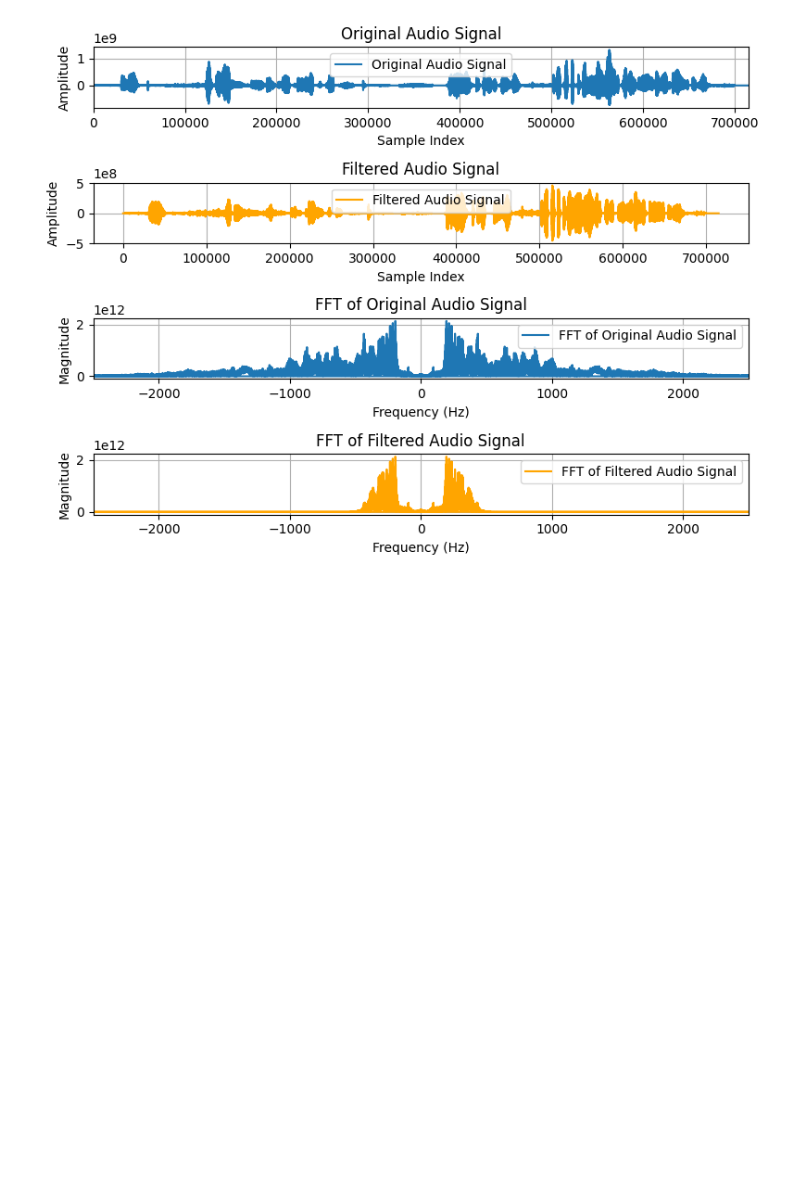
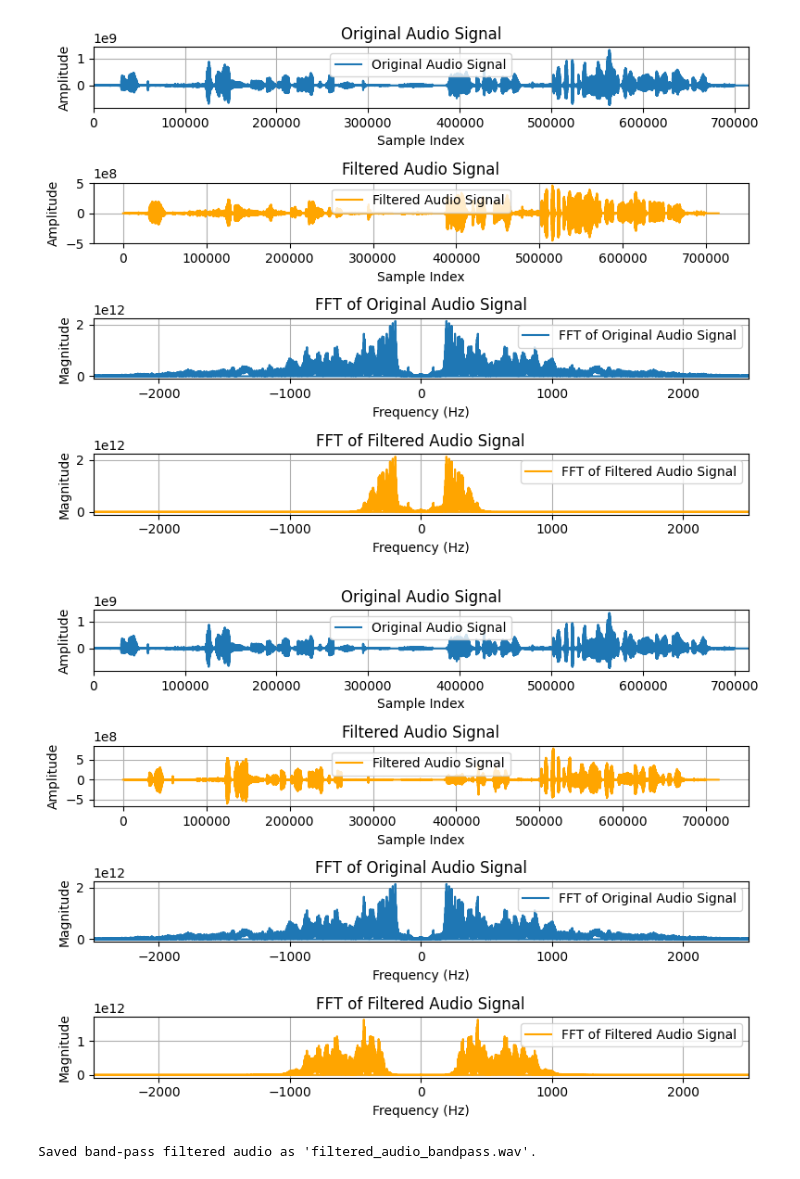
Before and after one commit to RafaelRosendof/Math_code, a Jupyter notebook: sinais/aula_12_13.ipynb, the cells around one changed output. Cells and saved outputs as stored; diff of their text form; code cells hidden in the pictures; blank space fills up the shorter version.

```diff
--- a/sinais/aula_12_13.ipynb
+++ b/sinais/aula_12_13.ipynb
@@ -312,3 +316,65 @@ lowpass_filtered_audio_int16 = np.int16(filtered / np.max(np.abs(filtered)) * 32
 sp.io.wavfile.write('filtered_audio_lowpass.wav', sr, lowpass_filtered_audio_int16)
 # %%
 ### Applying a bandpass filter
+
+sr , audio = sp.io.wavfile.read('/home/rafael19/Math_code/jadna.wav')
+audio_np3 = np.array(audio)
+
+high_cut = 900 #hz
+low_cut = 300 #hz
+
+filter_order = 4  # Filter order (e.g., 4th order Butterworth)
+b, a = sp.signal.butter(filter_order, [low_cut, high_cut], btype='bandpass', fs=sr, analog=False)
+filtered_bandpass = sp.signal.filtfilt(b, a, audio_np3)
+
+audio_fft = jnp.fft.fft(audio_np3)
+audio_f = jnp.fft.fftfreq(len(audio_np3), d=1/sr)
+
+audio_rec_fft = jnp.fft.fft(filtered_bandpass)
+audio_f_rec = jnp.fft.fftfreq(len(filtered_bandpass), d=1/sr)
+
+fig, ax = plt.subplots(4, 1, figsize=(8, 6))
+ax[0].plot(audio_np3, label='Original Audio Signal')
+ax[0].set_title('Original Audio Signal')
+ax[0].set_xlabel('Sample Index')
+ax[0].set_xlim(0, len(audio_np2))
+ax[0].set_ylabel('Amplitude')
+
+
+ax[1].plot(filtered_bandpass, label='Filtered Audio Signal', color='orange')
+ax[1].set_title('Filtered Audio Signal')
+ax[1].set_xlabel('Sample Index')
+ax[1].set_ylabel('Amplitude')
+
+
+ax[2].plot(audio_f, jnp.abs(audio_fft), label='FFT of Original Audio Signal')
+ax[2].set_title('FFT of Original Audio Signal')
+ax[2].set_xlim(-2500, 2500)
+ax[2].set_xlabel('Frequency (Hz)')
+ax[2].set_ylabel('Magnitude')
+
+
+ax[3].plot(audio_f_rec, jnp.abs(audio_rec_fft), label='FFT of Filtered Audio Signal', color='orange')
+ax[3].set_title('FFT of Filtered Audio Signal')
+ax[3].set_xlim(-2500, 2500)
+ax[3].set_xlabel('Frequency (Hz)')
+ax[3].set_ylabel('Magnitude')
+ax[0].legend()
+ax[1].legend()
+ax[2].legend()
+ax[3].legend()
+
+ax[0].grid(True)
+ax[1].grid(True)
+ax[2].grid(True)
+ax[3].grid(True)
+plt.tight_layout()
+plt.show()
+# %% [output]
+[figure, added]
+# %%
+band_pass_filtered_audio_int16 = np.int16(filtered_bandpass / np.max(np.abs(filtered_bandpass)) * 32767)
+sp.io.wavfile.write('filtered_audio_bandpass.wav', sr, band_pass_filtered_audio_int16)
+print("Saved band-pass filtered audio as 'filtered_audio_bandpass.wav'.")
+# %% [output]
+Saved band-pass filtered audio as 'filtered_audio_bandpass.wav'.
```
Also changed, not shown: parts of 5 cells of this notebook, 5 other files.
